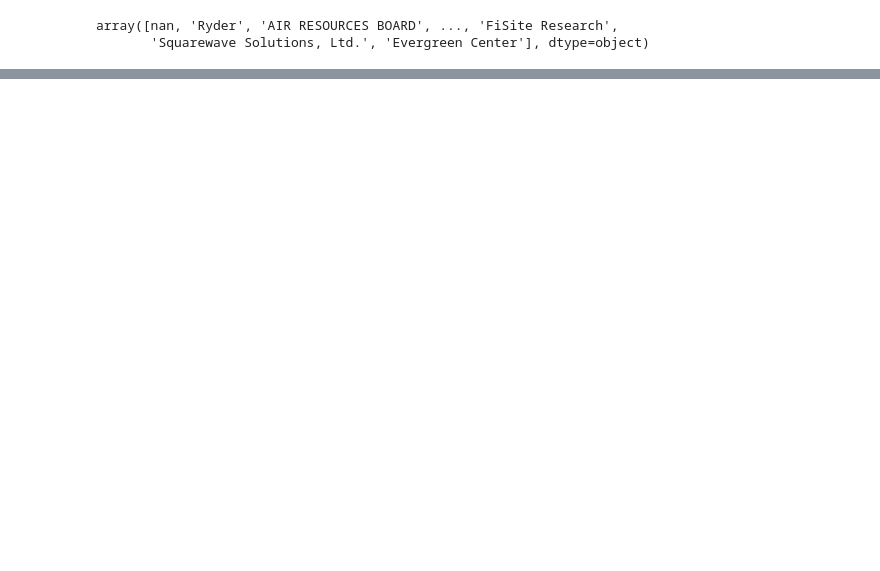
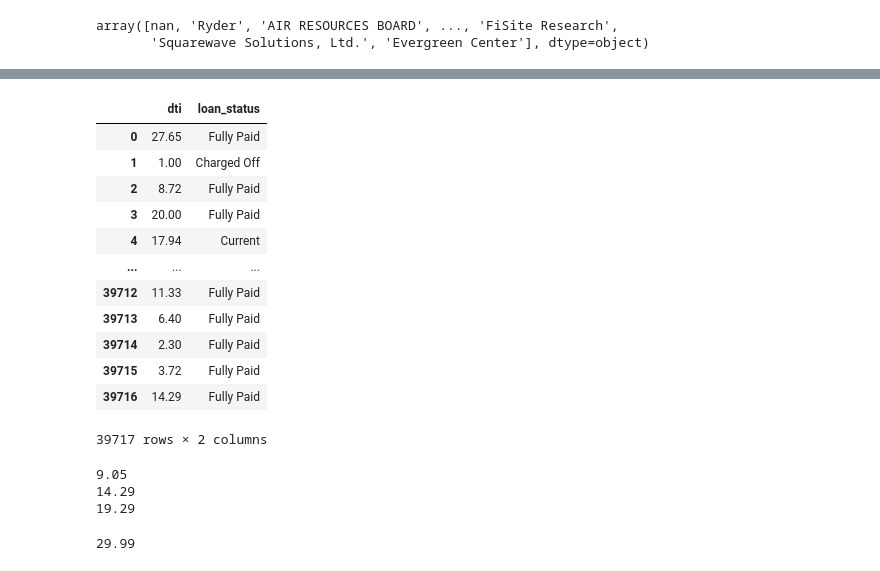
Before and after one commit to bakhortech/LendingClubCaseStudy, a Jupyter notebook: LendingClubCS.ipynb, the cells around one changed output, grey strips where cells are left out. Drawn from its saved outputs; the diff is of its cells as text; code cells hidden in the pictures; blank space fills up the shorter version.

```diff
--- a/LendingClubCS.ipynb
+++ b/LendingClubCS.ipynb
@@ -343,0 +348,28 @@ sns.heatmap(df.isnull())
+# %%
+df[['dti','loan_status']]
+# %% [output]
+|  | dti | loan_status |
+| 0 | 27.65 | Fully Paid |
+| 1 | 1.00 | Charged Off |
+| 2 | 8.72 | Fully Paid |
+| 3 | 20.00 | Fully Paid |
+| 4 | 17.94 | Current |
+| ... | ... | ... |
+| 39712 | 11.33 | Fully Paid |
+| 39713 | 6.40 | Fully Paid |
+| 39714 | 2.30 | Fully Paid |
+| 39715 | 3.72 | Fully Paid |
+| 39716 | 14.29 | Fully Paid |
+39717 rows × 2 columns
+# %%
+print(df[df['loan_status']=='Charged Off']['dti'].quantile(0.25))
+print(df[df['loan_status']=='Charged Off']['dti'].quantile(0.50))
+print(df[df['loan_status']=='Charged Off']['dti'].quantile(0.75))
+# %% [output]
+9.05
+14.29
+19.29
+# %%
+max(df.dti)
+# %% [output]
+29.99
```
Also changed, not shown: parts of 10 cells of this notebook, 1 other file.
